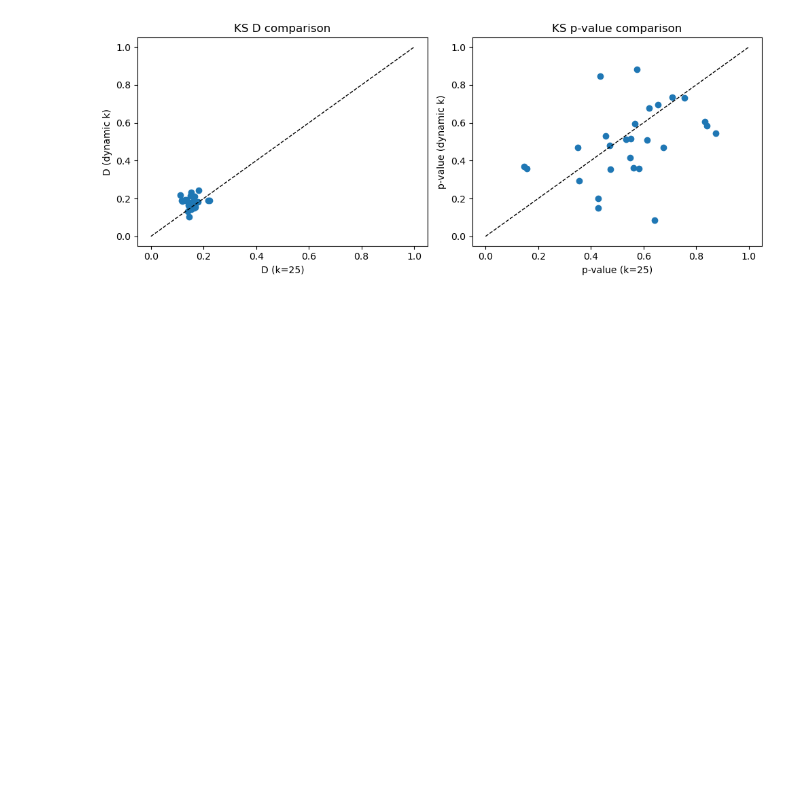
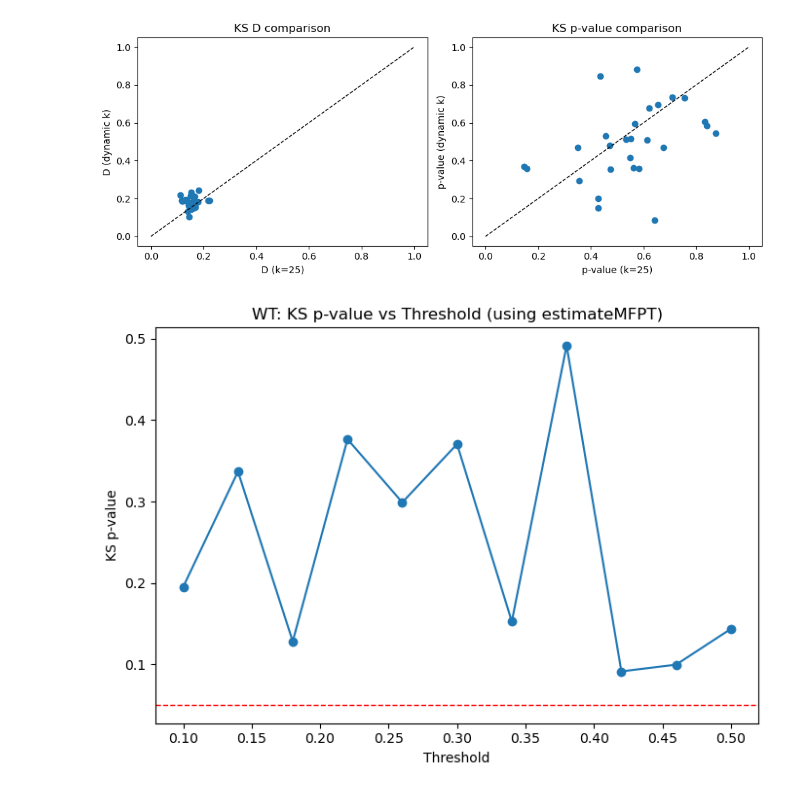
Before and after one commit to MendelsResearchGroup/guiding-peptide-kinetics, a Jupyter notebook: src/fpt.ipynb, the cells around one changed output. Drawn from its saved outputs; the diff is of its cells as text; code cells hidden in the pictures; blank space fills up the shorter version.

```diff
--- a/src/fpt.ipynb
+++ b/src/fpt.ipynb
@@ -669,3 +512,50 @@ YYDRETGTWY       25 2.962283e+04 0.222054 0.145526     22  26038.280718 0.188382
 #     ax.legend()
 # plt.tight_layout()
 # plt.show()
+# %%
+import numpy as np
+import pandas as pd
+import matplotlib.pyplot as plt
+import pickle
+from scipy import stats
+from common.utils import estimateMFPT
+
+with open("../data/mfpt-pace=25000.pkl", "rb") as f:
+    all_mfpt = pickle.load(f)
+
+def plot_wt_p_vs_threshold(all_mfpt):
+    ths = np.array(sorted(all_mfpt['chignolin'].keys(), key=float), dtype=float)
+
+    pvals, mfpts, ks = [], [], []
+    for th in ths:
+        s = np.array(all_mfpt['chignolin'][th])
+        mfpt, k = estimateMFPT(s)         # get MFPT and how many samples it kept
+        sub = np.sort(s)
+        sub = s[:k]                       # use only those k fastest samples
+        tau = sub.mean()                  # exponential MLE
+        _, p = stats.kstest(sub, "expon", args=(0, tau))  # one-sample KS test
+        pvals.append(p)
+        mfpts.append(mfpt)
+        ks.append(k)
+
+    df = pd.DataFrame({
+        "threshold": ths,
+        "p": pvals,
+        "mfpt": mfpts,
+        "k_used": ks
+    }).set_index("threshold")
+
+    plt.figure(figsize=(7, 5))
+    plt.plot(df.index, df["p"], marker="o")
+    plt.axhline(0.05, linestyle="--", color="red", linewidth=1)
+    plt.xlabel("Threshold")
+    plt.ylabel("KS p-value")
+    plt.title("WT: KS p-value vs Threshold (using estimateMFPT)")
+    plt.tight_layout()
+    plt.show()
+
+    return df
+
+df_wt_p = plot_wt_p_vs_threshold(all_mfpt)
+# %% [output]
+[figure, added]
```
Also changed, not shown: parts of 4 cells of this notebook, 18 other files.
